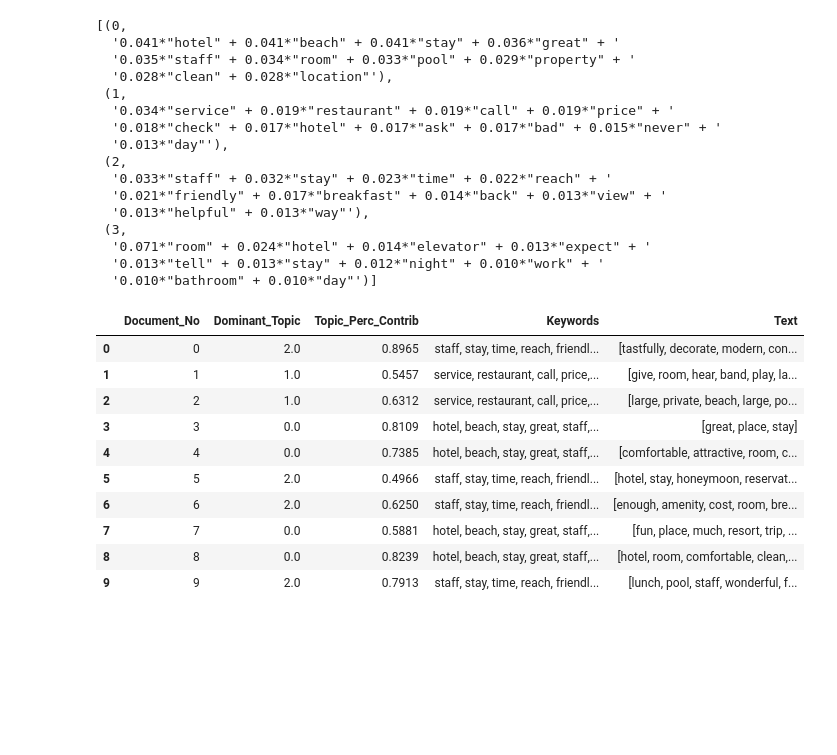
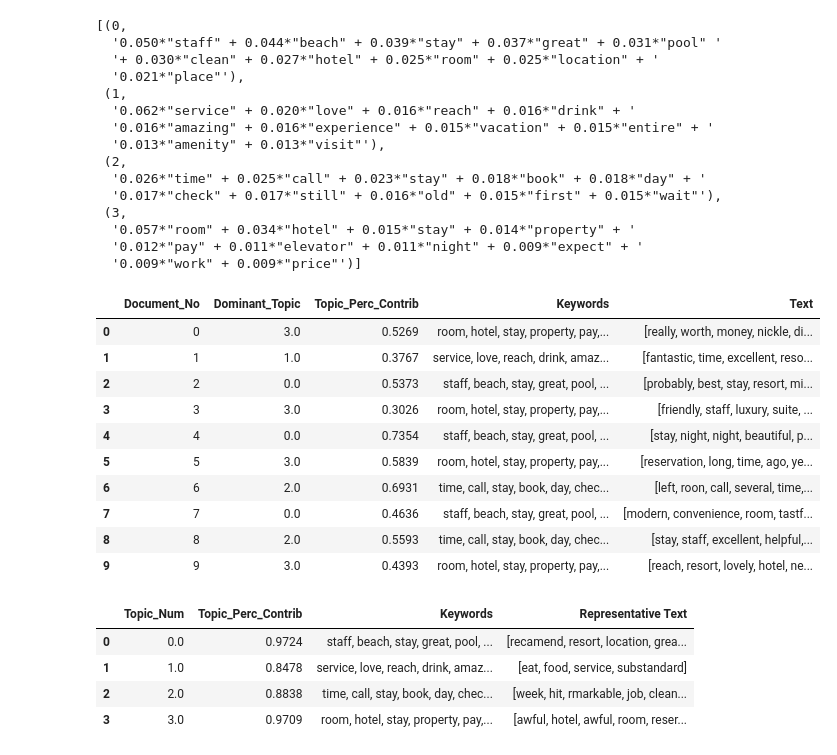
Before and after one commit to siebeniris/CPD, a Jupyter notebook: topic_modeling/lda_vis_bokeh.ipynb, the cells around one changed output. Saved outputs shown, nothing was run; the diff lists cells and outputs as text; code cells hidden in the pictures; blank space fills up the shorter version.

Commit message:
topic modeling

```diff
--- a/topic_modeling/lda_vis_bokeh.ipynb
+++ b/topic_modeling/lda_vis_bokeh.ipynb
@@ -23,54 +25,58 @@ def pyldavis_plot(lda_model):
 # %%
 # load data for each corpus (each csv file)
 import matplotlib.pyplot as plt
-
+import numpy as np
 import pandas as pd
 filepath='/home/yiyi/Documents/masterthesis/CPD/data/cleand_query_output_csv/019b8823-aa09-4d8f-8b8d-26433d76dff3'
 df = pd.read_csv(filepath)
-df["words"] = df['text'] + df['title']
-words_df = df[df.lang == 'en']
-words_df = words_df[words_df.words.notnull()]
-docs = words_df.words.to_list()  # => data
+
+df = df.replace(np.nan, '', regex=True)
+df.text = df.text.astype(str)
+df.title = df.title.astype(str)
+df["words"] = df.title+' '+df.text
+en_df = df[df.lang=='en']
+en_df= en_df[en_df.words.notnull()]
+
+docs = en_df.words.to_list()  # => data
 # process the data words
 data_words = list(sent_to_words(docs))
 
 data_ready = process_data_words(data_words)
 # build lda model
 corpus, lda_model = build_model(data_ready)
 
 # format topics sentences
 
 df_topic_sents_keywords = format_topics_sentences(ldamodel=lda_model, corpus=corpus, texts=data_ready)
 
 # Format
 df_dominant_topic = df_topic_sents_keywords.reset_index()
 df_dominant_topic.columns = ['Document_No', 'Dominant_Topic', 'Topic_Perc_Contrib', 'Keywords', 'Text']
 df_dominant_topic.head(10)
 # %% [output]
 [(0,
-  '0.041*"hotel" + 0.041*"beach" + 0.041*"stay" + 0.036*"great" + '
-  '0.035*"staff" + 0.034*"room" + 0.033*"pool" + 0.029*"property" + '
-  '0.028*"clean" + 0.028*"location"'),
+  '0.050*"staff" + 0.044*"beach" + 0.039*"stay" + 0.037*"great" + 0.031*"pool" '
+  '+ 0.030*"clean" + 0.027*"hotel" + 0.025*"room" + 0.025*"location" + '
+  '0.021*"place"'),
  (1,
-  '0.034*"service" + 0.019*"restaurant" + 0.019*"call" + 0.019*"price" + '
-  '0.018*"check" + 0.017*"hotel" + 0.017*"ask" + 0.017*"bad" + 0.015*"never" + '
-  '0.013*"day"'),
+  '0.062*"service" + 0.020*"love" + 0.016*"reach" + 0.016*"drink" + '
+  '0.016*"amazing" + 0.016*"experience" + 0.015*"vacation" + 0.015*"entire" + '
+  '0.013*"amenity" + 0.013*"visit"'),
  (2,
-  '0.033*"staff" + 0.032*"stay" + 0.023*"time" + 0.022*"reach" + '
-  '0.021*"friendly" + 0.017*"breakfast" + 0.014*"back" + 0.013*"view" + '
-  '0.013*"helpful" + 0.013*"way"'),
+  '0.026*"time" + 0.025*"call" + 0.023*"stay" + 0.018*"book" + 0.018*"day" + '
+  '0.017*"check" + 0.017*"still" + 0.016*"old" + 0.015*"first" + 0.015*"wait"'),
  (3,
-  '0.071*"room" + 0.024*"hotel" + 0.014*"elevator" + 0.013*"expect" + '
-  '0.013*"tell" + 0.013*"stay" + 0.012*"night" + 0.010*"work" + '
-  '0.010*"bathroom" + 0.010*"day"')]
+  '0.057*"room" + 0.034*"hotel" + 0.015*"stay" + 0.014*"property" + '
+  '0.012*"pay" + 0.011*"elevator" + 0.011*"night" + 0.009*"expect" + '
+  '0.009*"work" + 0.009*"price"')]
 |  | Document_No | Dominant_Topic | Topic_Perc_Contrib | Keywords | Text |
-| 0 | 0 | 2.0 | 0.8965 | staff, stay, time, reach, friendl... | [tastfully, decorate, modern, con... |
-| 1 | 1 | 1.0 | 0.5457 | service, restaurant, call, price,... | [give, room, hear, band, play, la... |
-| 2 | 2 | 1.0 | 0.6312 | service, restaurant, call, price,... | [large, private, beach, large, po... |
-| 3 | 3 | 0.0 | 0.8109 | hotel, beach, stay, great, staff,... | [great, place, stay] |
-| 4 | 4 | 0.0 | 0.7385 | hotel, beach, stay, great, staff,... | [comfortable, attractive, room, c... |
-| 5 | 5 | 2.0 | 0.4966 | staff, stay, time, reach, friendl... | [hotel, stay, honeymoon, reservat... |
-| 6 | 6 | 2.0 | 0.6250 | staff, stay, time, reach, friendl... | [enough, amenity, cost, room, bre... |
-| 7 | 7 | 0.0 | 0.5881 | hotel, beach, stay, great, staff,... | [fun, place, much, resort, trip, ... |
-| 8 | 8 | 0.0 | 0.8239 | hotel, beach, stay, great, staff,... | [hotel, room, comfortable, clean,... |
-| 9 | 9 | 2.0 | 0.7913 | staff, stay, time, reach, friendl... | [lunch, pool, staff, wonderful, f... |
+| 0 | 0 | 3.0 | 0.5269 | room, hotel, stay, property, pay,... | [really, worth, money, nickle, di... |
+| 1 | 1 | 1.0 | 0.3767 | service, love, reach, drink, amaz... | [fantastic, time, excellent, reso... |
+| 2 | 2 | 0.0 | 0.5373 | staff, beach, stay, great, pool, ... | [probably, best, stay, resort, mi... |
+| 3 | 3 | 3.0 | 0.3026 | room, hotel, stay, property, pay,... | [friendly, staff, luxury, suite, ... |
+| 4 | 4 | 0.0 | 0.7354 | staff, beach, stay, great, pool, ... | [stay, night, night, beautiful, p... |
+| 5 | 5 | 3.0 | 0.5839 | room, hotel, stay, property, pay,... | [reservation, long, time, ago, ye... |
+| 6 | 6 | 2.0 | 0.6931 | time, call, stay, book, day, chec... | [left, roon, call, several, time,... |
+| 7 | 7 | 0.0 | 0.4636 | staff, beach, stay, great, pool, ... | [modern, convenience, room, tastf... |
+| 8 | 8 | 2.0 | 0.5593 | time, call, stay, book, day, chec... | [stay, staff, excellent, helpful,... |
+| 9 | 9 | 3.0 | 0.4393 | room, hotel, stay, property, pay,... | [reach, resort, lovely, hotel, ne... |
@@ -76,0 +85,8 @@ df_dominant_topic.head(10)
+# %%
+sent_topics_sorteddf_mallet
+# %% [output]
+|  | Topic_Num | Topic_Perc_Contrib | Keywords | Representative Text |
+| 0 | 0.0 | 0.9724 | staff, beach, stay, great, pool, ... | [recamend, resort, location, grea... |
+| 1 | 1.0 | 0.8478 | service, love, reach, drink, amaz... | [eat, food, service, substandard] |
+| 2 | 2.0 | 0.8838 | time, call, stay, book, day, chec... | [week, hit, rmarkable, job, clean... |
+| 3 | 3.0 | 0.9709 | room, hotel, stay, property, pay,... | [awful, hotel, awful, room, reser... |
```
Also changed, not shown: parts of 14 cells of this notebook, 8 other files.
